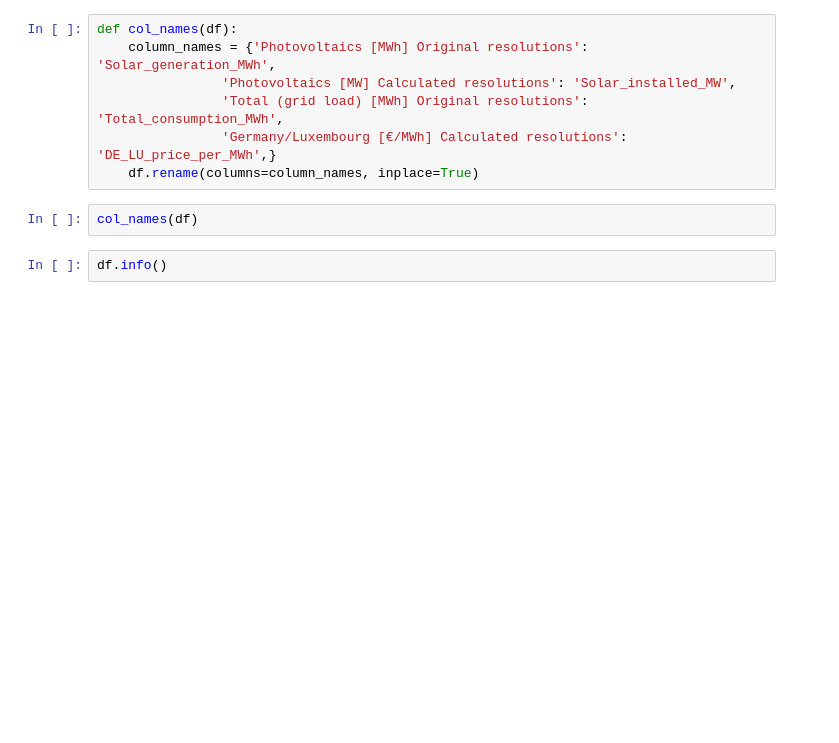
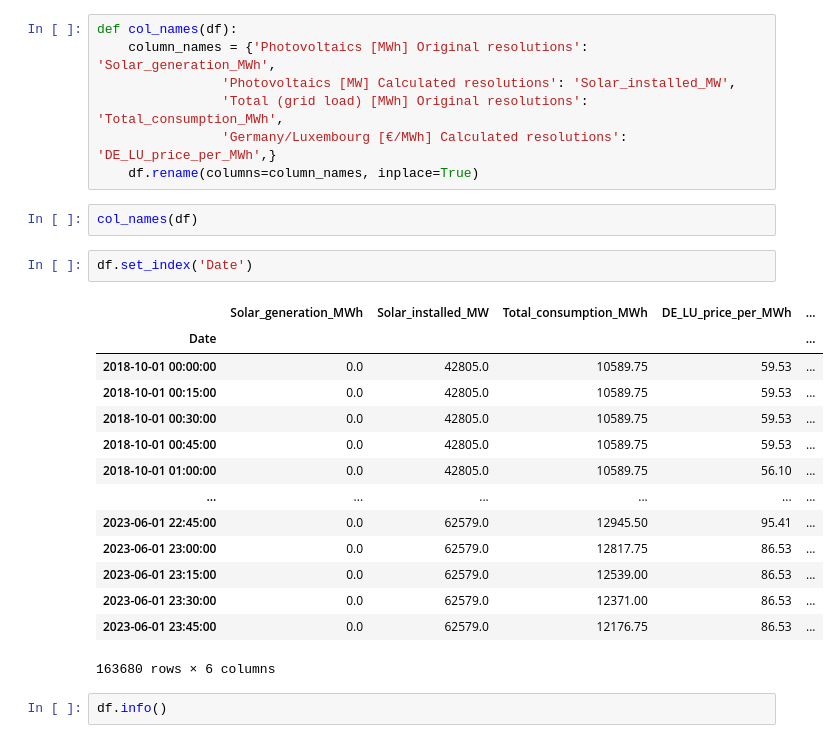
Before and after one commit to fritzfritzfritzz/EES_Optimisation, a Jupyter notebook: notebooks/20230630_LSTM_trial.ipynb, the cells around one changed output. Drawn from its saved outputs; the diff is of its cells as text; blank space fills up the shorter version.

```diff
--- a/notebooks/20230630_LSTM_trial.ipynb
+++ b/notebooks/20230630_LSTM_trial.ipynb
@@ -52,6 +52,23 @@ def col_names(df):
     df.rename(columns=column_names, inplace=True)
 # %%
 col_names(df)
+# %%
+df.set_index('Date')
+# %% [output]
+|  | Solar_generation_MWh | Solar_installed_MW | Total_consumption_MWh | DE_LU_price_per_MWh | ... |
+| Date |  |  |  |  | ... |
+| 2018-10-01 00:00:00 | 0.0 | 42805.0 | 10589.75 | 59.53 | ... |
+| 2018-10-01 00:15:00 | 0.0 | 42805.0 | 10589.75 | 59.53 | ... |
+| 2018-10-01 00:30:00 | 0.0 | 42805.0 | 10589.75 | 59.53 | ... |
+| 2018-10-01 00:45:00 | 0.0 | 42805.0 | 10589.75 | 59.53 | ... |
+| 2018-10-01 01:00:00 | 0.0 | 42805.0 | 10589.75 | 56.10 | ... |
+| ... | ... | ... | ... | ... | ... |
+| 2023-06-01 22:45:00 | 0.0 | 62579.0 | 12945.50 | 95.41 | ... |
+| 2023-06-01 23:00:00 | 0.0 | 62579.0 | 12817.75 | 86.53 | ... |
+| 2023-06-01 23:15:00 | 0.0 | 62579.0 | 12539.00 | 86.53 | ... |
+| 2023-06-01 23:30:00 | 0.0 | 62579.0 | 12371.00 | 86.53 | ... |
+| 2023-06-01 23:45:00 | 0.0 | 62579.0 | 12176.75 | 86.53 | ... |
+163680 rows × 6 columns
 # %%
 df.info()
 # %% [output]
```
Also changed, not shown: parts of 25 cells of this notebook, 6 other files.
